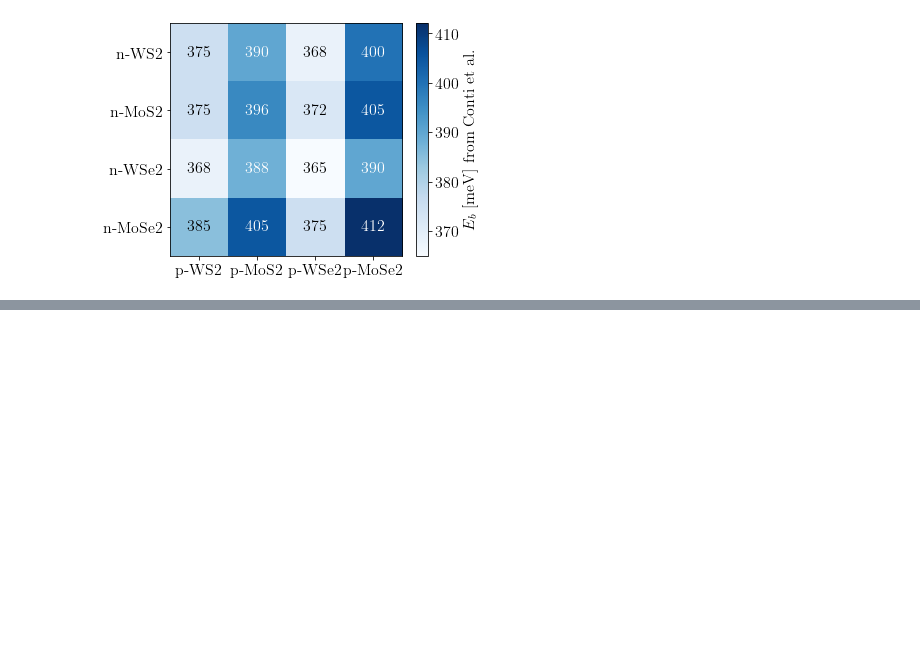
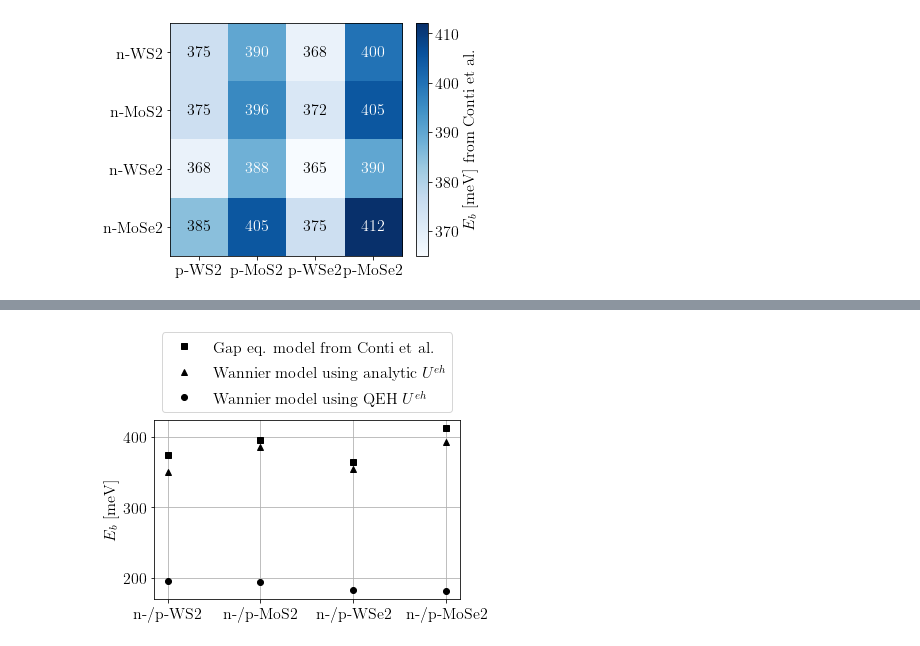
Before and after one commit to runehoejlund/dft-superfluids, a Jupyter notebook: wannier_model/hs_wannier_analysis.ipynb, the cells around one changed output, grey strips where cells are left out. Cells and saved outputs as stored; diff of their text form; code cells hidden in the pictures; blank space fills up the shorter version.

```diff
--- a/wannier_model/hs_wannier_analysis.ipynb
+++ b/wannier_model/hs_wannier_analysis.ipynb
@@ -150,7 +156,7 @@ plt.show()
 # %%
-Eb_matrix=np.array([[396,405,390,388],[405,412,400,390],[375,385,375,368],[372,375,368,365]])
-Eb_matrix=np.array([[375,375,368,385],[390,396,388,405],[368,372,365,375],[400,405,390,412]])
-heatmap(np.round(Eb_matrix).transpose(),
+# Eb_matrix=np.array([[396,405,390,388],[405,412,400,390],[375,385,375,368],[372,375,368,365]]) # MoS2, MoSe2, WS2, WSe2
+Eb_article=np.array([[375,375,368,385],[390,396,388,405],[368,372,365,375],[400,405,390,412]])
+heatmap(np.round(Eb_article).transpose(),
             E_b_heat_xlabels, E_b_heat_ylabels, cbarlabel=r'$E_b$ [meV] from Conti et al.',
     cmap='Blues')
 plt.tight_layout()
@@ -161,0 +182,33 @@ plt.show()
+# %%
+def read_bilayer_E_b(bilayer, vdWH):
+    '''@returns U_ee, U_eh, U_eh_r, epsM, E_b
+    '''
+    i = list(vdWH['bilayer']).index(bilayer)
+    E_b = vdWH['E_b'][i]
+    return E_b
+# %%
+bilayers = ['n-WS2, p-WS2', 'n-MoS2, p-MoS2', 'n-WSe2, p-WSe2', 'n-MoSe2, p-MoSe2']
+# %%
+fig = plt.figure(1,figsize=(5.8,4.5))
+E_bs_article = np.zeros(len(bilayers))
+E_bs_analytic = np.zeros(len(bilayers))
+E_bs_qeh = np.zeros(len(bilayers))
+for (i, bilayer) in enumerate(bilayers):
+    j = list(vdWH_qeh_article_masses['bilayer']).index(bilayer)
+    E_bs_article[i] = Eb_article.transpose().flatten()[j] * 10**(-3)
+
+    E_bs_analytic[i] = read_bilayer_E_b(bilayer, vdWH_analytic)
+    E_bs_qeh[i] = read_bilayer_E_b(bilayer, vdWH_qeh_article_masses)
+
+xtick_labels = ['n-/p-' + m for m in materials]
+plt.plot(xtick_labels, E_bs_article*10**3, 'ks', label='Gap eq. model from Conti et al.')
+plt.plot(xtick_labels, E_bs_analytic*10**3, 'k^', label='Wannier model using analytic $U^{eh}$')
+plt.plot(xtick_labels, E_bs_qeh*10**3, 'ko', label='Wannier model using QEH $U^{eh}$')
+plt.ylabel(r'$E_b$ [meV]')
+plt.grid()
+plt.legend(bbox_to_anchor=(0, 1, 1, 0), loc="lower left", mode="expand", ncol=1)
+plt.tight_layout()
+plt.savefig('./plots/E_b_comparison.pdf')
+plt.savefig('./plots/E_b_comparison.png')
+# %% [output]
+[figure, added]
```
Also changed, not shown: parts of 4 cells of this notebook, 4 other files.
